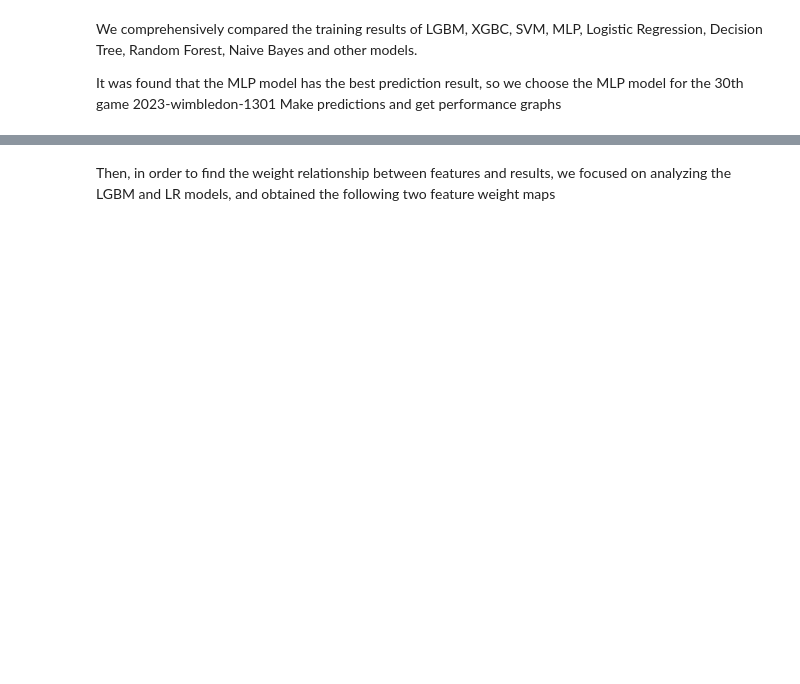
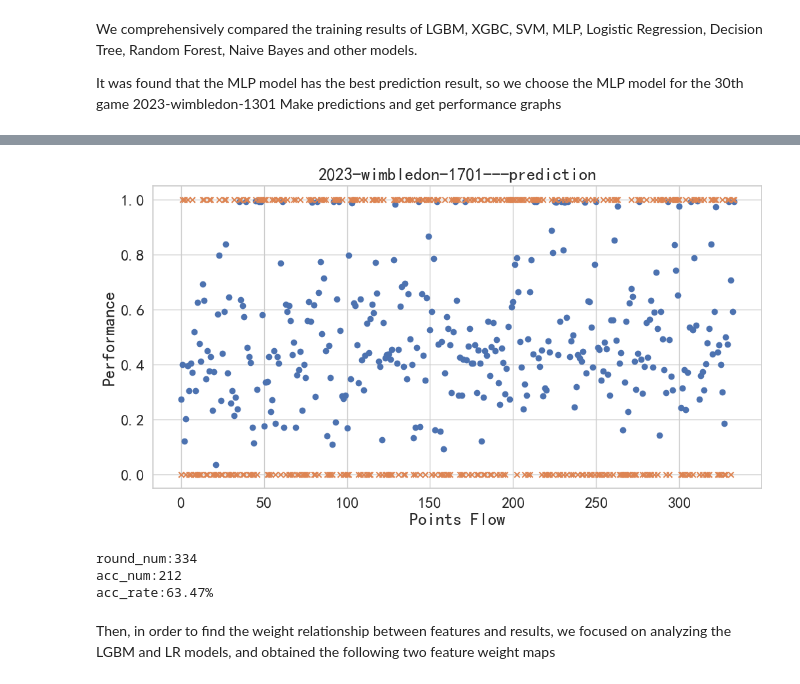
Before and after one commit to Jack-Huang02/MCM-C-Momentum-in-Tennis, a Jupyter notebook: tennis.ipynb, the cells around one changed output, grey strips where cells are left out. Cells and saved outputs as stored; diff of their text form; code cells hidden in the pictures; blank space fills up the shorter version.

```diff
--- a/tennis.ipynb
+++ b/tennis.ipynb
@@ -249,3 +236,24 @@ plt.show()
+# %%
+label = pd.DataFrame({'score':test['p1_label']})
+plt.figure(figsize=(12, 6))
+plt.scatter(range(len(pred)), pred, label='Prediction', marker='o')
+plt.scatter(range(len(pred)), label, label='Actual', marker='x')
+plt.xticks(rotation=0)
+plt.xlabel("Points Flow")
+plt.ylabel("Performance")
+plt.title('2023-wimbledon-1701---prediction')
+plt.show()
+# %% [output]
+[figure, added]
+# %%
+# 结果分析
+err_sum = sum(abs(pred_01['label'] - label['score']))
+acc_rate = (len(pred_01) - err_sum) /len(pred_01)
+print('round_num:{}\nacc_num:{}\nacc_rate:{:.2%}'.format(len(pred_01), len(pred_01) - err_sum, acc_rate))
+# %% [output]
+round_num:334
+acc_num:212
+acc_rate:63.47%
 # %% [markdown]
 Then, in order to find the weight relationship between features and results, we focused on analyzing the LGBM and LR models, and obtained the following two feature weight maps
 # %%
```
Also changed, not shown: parts of 11 cells of this notebook.
